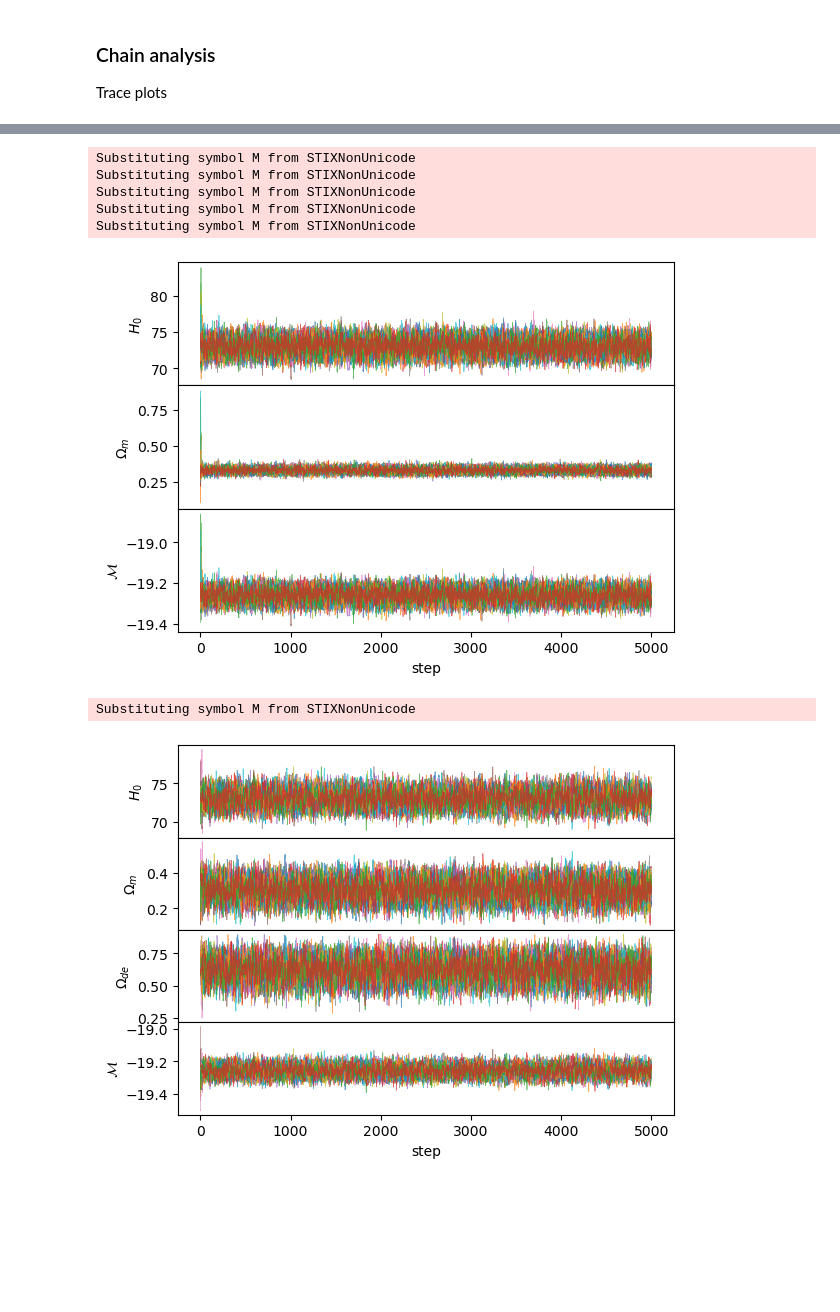
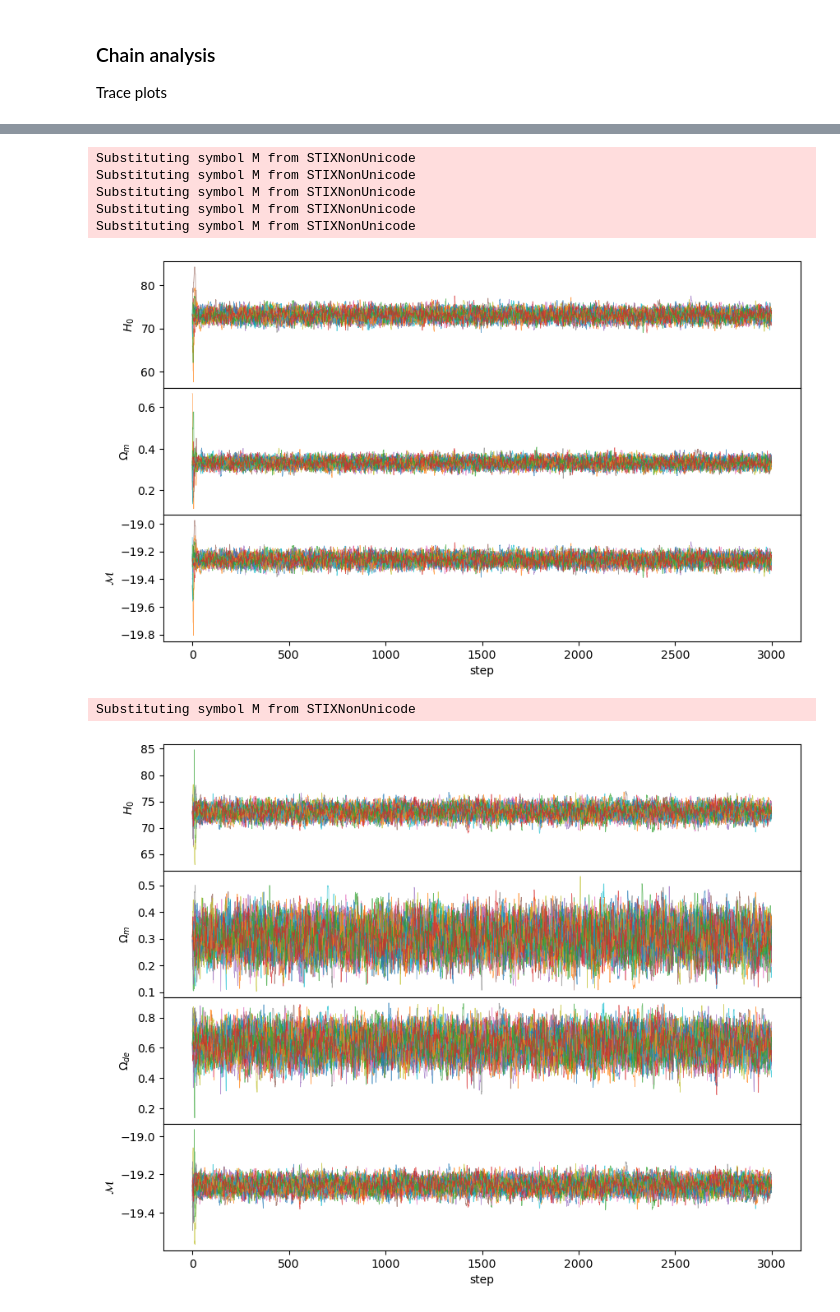
Before and after one commit to danschoe/bayes_stats, a Jupyter notebook: analysis.ipynb, the cells around one changed output, grey strips where cells are left out. Saved outputs shown, nothing was run; the diff lists cells and outputs as text; code cells hidden in the pictures; blank space fills up the shorter version.

Commit message:
update plotting functions

```diff
--- a/analysis.ipynb
+++ b/analysis.ipynb
@@ -270,9 +269,10 @@ fig, ax = bayesian_stats_course_tools.analyse.plot_data(
     x=z_data, y=data, y_err=data_error_bar, axis_labels=["$z$", r"Distance modulus $\mu(z)$"],
     linestyle="none", marker=".", markersize=1, alpha=0.5, elinewidth=0.5,
     models=[
-        dict(x=z_fine, y=flat_LCDM_distance_modulus_model(theta=theta_MAP_flat_lcdm, z=z_fine), style={"label": r"Best-fit flat $\Lambda$CDM"}),
-        dict(x=z_fine, y=LCDM_distance_modulus_model(theta=theta_MAP_lcdm, z=z_fine), style={"label": r"Best-fit $\Lambda$CDM"})
+        dict(x=z_fine, y=flat_LCDM_distance_modulus_model(theta=theta_MAP_flat_lcdm, z=z_fine), style={"label": r"MAP flat $\Lambda$CDM"}),
+        dict(x=z_fine, y=LCDM_distance_modulus_model(theta=theta_MAP_lcdm, z=z_fine), style={"label": r"MAP $\Lambda$CDM"})
     ]
 )
 ax.set_xscale("log")
+fig.savefig("plots/map.svg",format="svg")
 # %% [output]
@@ -445,7 +449,7 @@ LCDM: χ²=1441.41, ndof=1580-4, PTE=0.993
 # %%
 n_param = 4
 n_walker = 24
-n_step = 5000
+n_step = 3000
 
 start_point = random_gen.normal(
     size=(n_walker, n_param),
@@ -483,7 +487,7 @@ Discard first 8 steps.
 # %%
 n_param = 3
 n_walker = 24
-n_step = 5000
+n_step = 3000
 
 start_point = random_gen.normal(size=(n_walker, n_param), loc=theta_MAP_flat_lcdm, scale=(0.1, 0.01, 0.1))
 with ctx.Pool() as pool:
@@ -978,31 +995,51 @@ M: -19.257047802644262 ± 0.03216993497350979
 # %%
+# def plot_chains(param_names, n_walker, chain_per_walker):
+#     # Plot the tracer of the chain, this time for all the walkers
+#     fig, ax = plt.subplots(len(param_names), 1, sharex=True)
+#     plt.subplots_adjust(hspace=0)
+
+#     for i, name in enumerate(param_names):
+#         for j in range(n_walker):
+#             ax[i].plot(chain_per_walker[:, j, i], lw=0.5, alpha=0.7, color=f"C{j}")
+#         ax[i].set_ylabel(name)
+
+#     ax[-1].set_xlabel("step")
+#     return fig
+
 def plot_chains(param_names, n_walker, chain_per_walker):
-    # Plot the tracer of the chain, this time for all the walkers
-    fig, ax = plt.subplots(len(param_names), 1, sharex=True)
+    # Calculate a suitable height based on number of parameters
+    # Each parameter subplot gets 2 inches of height
+    fig_height = len(param_names) * 2
+
+    # Create figure with custom size (width=10 is a reasonable default)
+    fig, ax = plt.subplots(len(param_names), 1, sharex=True,
+                          figsize=(10, fig_height))
+
     plt.subplots_adjust(hspace=0)
 
     for i, name in enumerate(param_names):
         for j in range(n_walker):
-            ax[i].plot(chain_per_walker[:, j, i], lw=0.5, alpha=0.7, color=f"C{j}")
-        ax[i].set_ylabel(name)
+            ax[i].plot(chain_per_walker[:, j, i], lw=0.5,
+                      alpha=0.7, color=f"C{j}")
+            ax[i].set_ylabel(name)
 
     ax[-1].set_xlabel("step")
     return fig
 
 chain_flat = plot_chains(param_names=[r'$H_0$', r'$\Omega_m$', r'$\mathcal{M}$'], n_walker=n_walker, chain_per_walker=sampler_flat_lcdm.get_chain())
 chain_curved = plot_chains(param_names=[r'$H_0$', r'$\Omega_m$',r'$\Omega_{de}$', r'$\mathcal{M}$'], n_walker=n_walker, chain_per_walker=sampler_lcdm.get_chain())
 
 chain_flat.savefig("plots/chain_flat.svg")
 chain_curved.savefig("plots/chain_curved.svg")
 # %% [output]
 Substituting symbol M from STIXNonUnicode
 Substituting symbol M from STIXNonUnicode
 Substituting symbol M from STIXNonUnicode
 Substituting symbol M from STIXNonUnicode
 Substituting symbol M from STIXNonUnicode
-[figure, old version]
+[figure, new version]
 Substituting symbol M from STIXNonUnicode
-[figure, old version]
+[figure, new version]
 # %%
 import numpy as np
 import matplotlib.pyplot as plt
```
Also changed, not shown: parts of 28 cells of this notebook, 1 other file.
